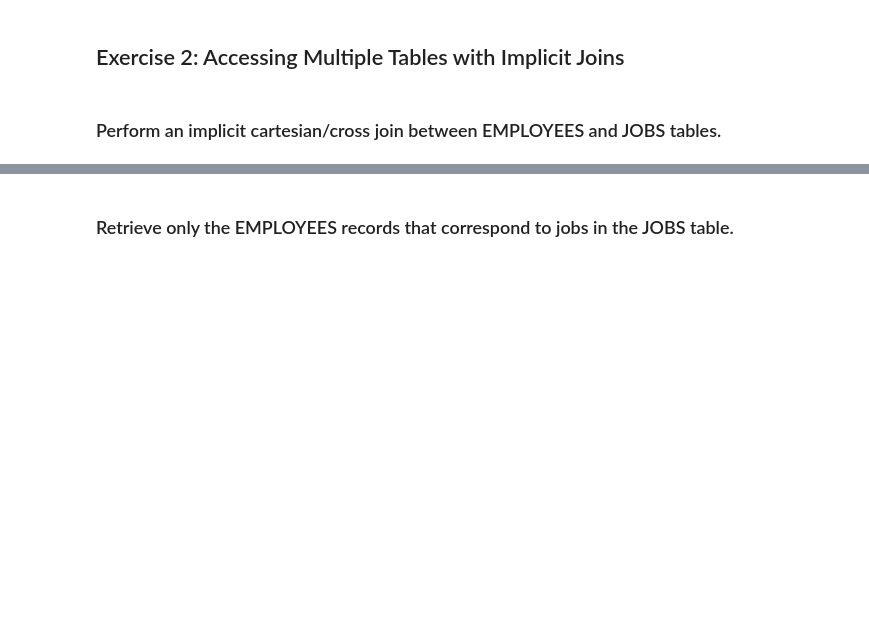
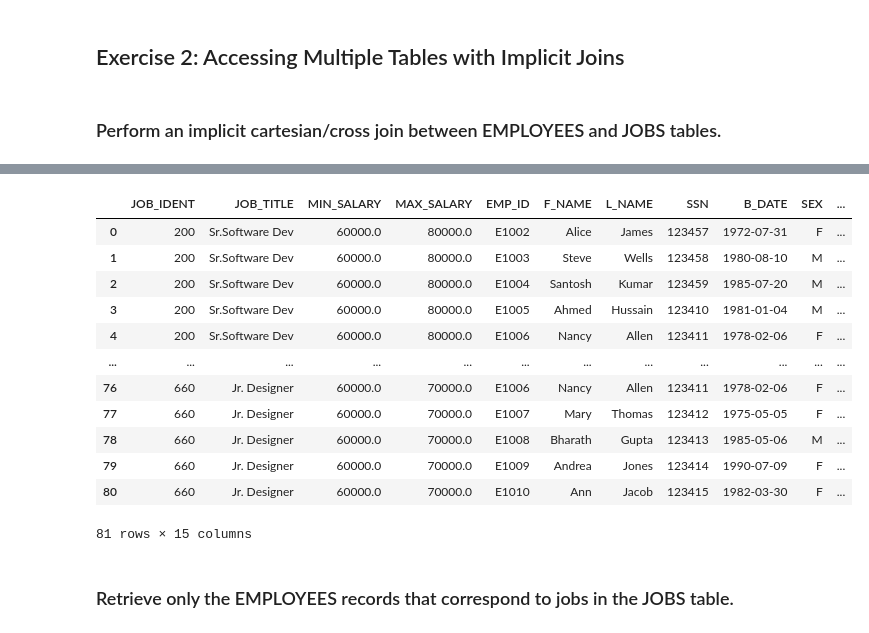
Before and after one commit to iampramodyadav/SQL, a Jupyter notebook: 3_4_SQL_Hands_on_Lab(IBM_Coursera).ipynb, the cells around one changed output, grey strips where cells are left out. Drawn from its saved outputs; the diff is of its cells as text; code cells hidden in the pictures; blank space fills up the shorter version.

```diff
--- a/3_4_SQL_Hands_on_Lab(IBM_Coursera).ipynb
+++ b/3_4_SQL_Hands_on_Lab(IBM_Coursera).ipynb
@@ -479,3 +492,21 @@ pd.read_sql_query("""
+# %%
+pd.read_sql_query("""
+                      SELECT * FROM JOBS,EMPLOYEE
+                      """, con)
+# %% [output]
+|  | JOB_IDENT | JOB_TITLE | MIN_SALARY | MAX_SALARY | EMP_ID | F_NAME | L_NAME | SSN | B_DATE | SEX | ... |
+| 0 | 200 | Sr.Software Dev | 60000.0 | 80000.0 | E1002 | Alice | James | 123457 | 1972-07-31 | F | ... |
+| 1 | 200 | Sr.Software Dev | 60000.0 | 80000.0 | E1003 | Steve | Wells | 123458 | 1980-08-10 | M | ... |
+| 2 | 200 | Sr.Software Dev | 60000.0 | 80000.0 | E1004 | Santosh | Kumar | 123459 | 1985-07-20 | M | ... |
+| 3 | 200 | Sr.Software Dev | 60000.0 | 80000.0 | E1005 | Ahmed | Hussain | 123410 | 1981-01-04 | M | ... |
+| 4 | 200 | Sr.Software Dev | 60000.0 | 80000.0 | E1006 | Nancy | Allen | 123411 | 1978-02-06 | F | ... |
+| ... | ... | ... | ... | ... | ... | ... | ... | ... | ... | ... | ... |
+| 76 | 660 | Jr. Designer | 60000.0 | 70000.0 | E1006 | Nancy | Allen | 123411 | 1978-02-06 | F | ... |
+| 77 | 660 | Jr. Designer | 60000.0 | 70000.0 | E1007 | Mary | Thomas | 123412 | 1975-05-05 | F | ... |
+| 78 | 660 | Jr. Designer | 60000.0 | 70000.0 | E1008 | Bharath | Gupta | 123413 | 1985-05-06 | M | ... |
+| 79 | 660 | Jr. Designer | 60000.0 | 70000.0 | E1009 | Andrea | Jones | 123414 | 1990-07-09 | F | ... |
+| 80 | 660 | Jr. Designer | 60000.0 | 70000.0 | E1010 | Ann | Jacob | 123415 | 1982-03-30 | F | ... |
+81 rows × 15 columns
 # %% [markdown]
 ### Retrieve only the EMPLOYEES records that correspond to jobs in the JOBS table.
 # %%
```
Also changed, not shown: parts of 5 cells of this notebook.
